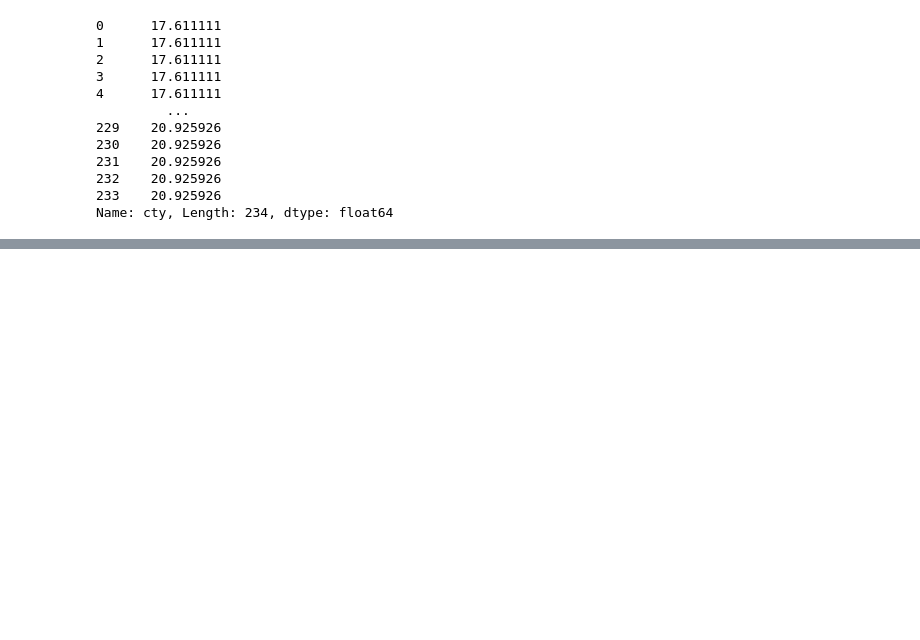
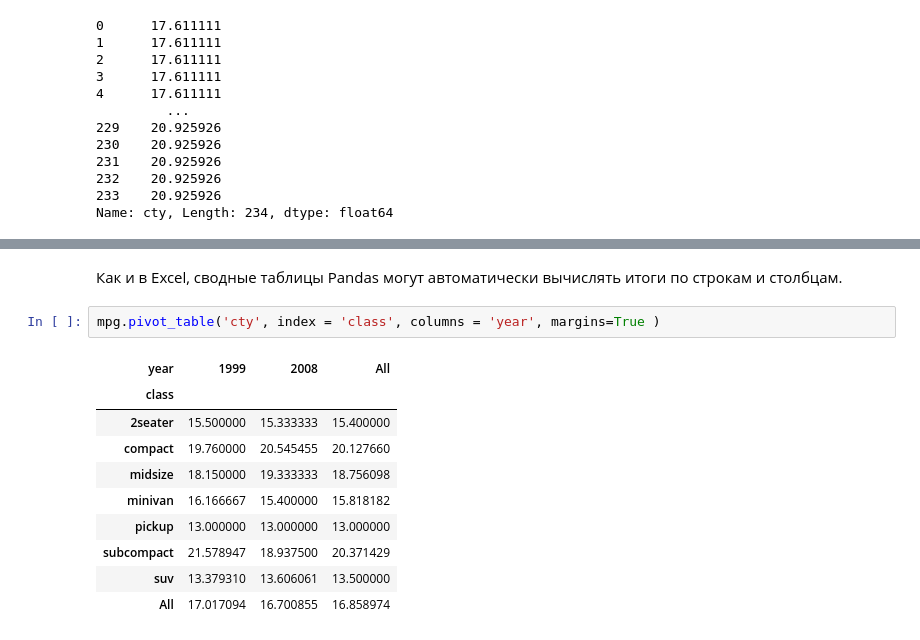
Before and after one commit to postlogist/python-ds, a Jupyter notebook: pandas/02_groups_joins.ipynb, the cells around one changed output, grey strips where cells are left out. Cells and saved outputs as stored; diff of their text form; blank space fills up the shorter version.

Commit message:
добавил блокнот pandas

```diff
--- a/pandas/02_groups_joins.ipynb
+++ b/pandas/02_groups_joins.ipynb
@@ -606,0 +664,15 @@ Name: cty, Length: 234, dtype: float64
+# %% [markdown]
+Как и в Excel, сводные таблицы Pandas могут автоматически вычислять итоги по строкам и столбцам.
+# %%
+mpg.pivot_table('cty', index = 'class', columns = 'year', margins=True )
+# %% [output]
+| year | 1999 | 2008 | All |
+| class |  |  |  |
+| 2seater | 15.500000 | 15.333333 | 15.400000 |
+| compact | 19.760000 | 20.545455 | 20.127660 |
+| midsize | 18.150000 | 19.333333 | 18.756098 |
+| minivan | 16.166667 | 15.400000 | 15.818182 |
+| pickup | 13.000000 | 13.000000 | 13.000000 |
+| subcompact | 21.578947 | 18.937500 | 20.371429 |
+| suv | 13.379310 | 13.606061 | 13.500000 |
+| All | 17.017094 | 16.700855 | 16.858974 |
```
Also changed, not shown: parts of 10 cells of this notebook, 1 other file.
